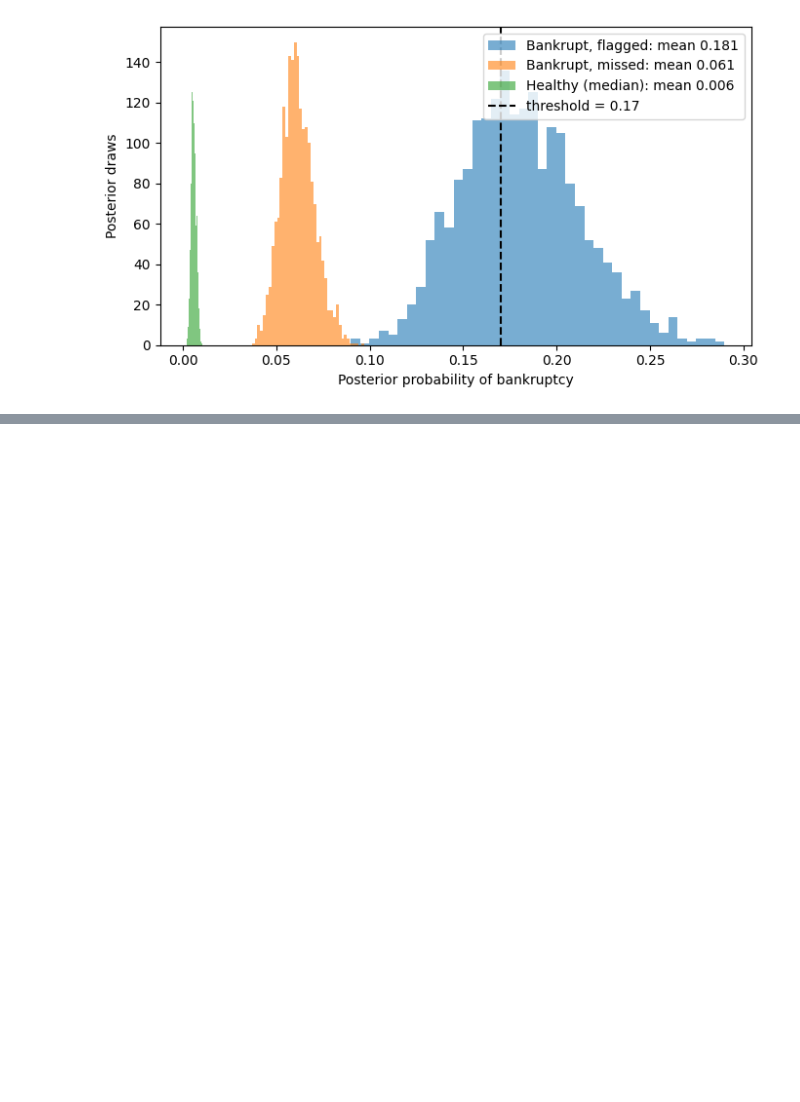
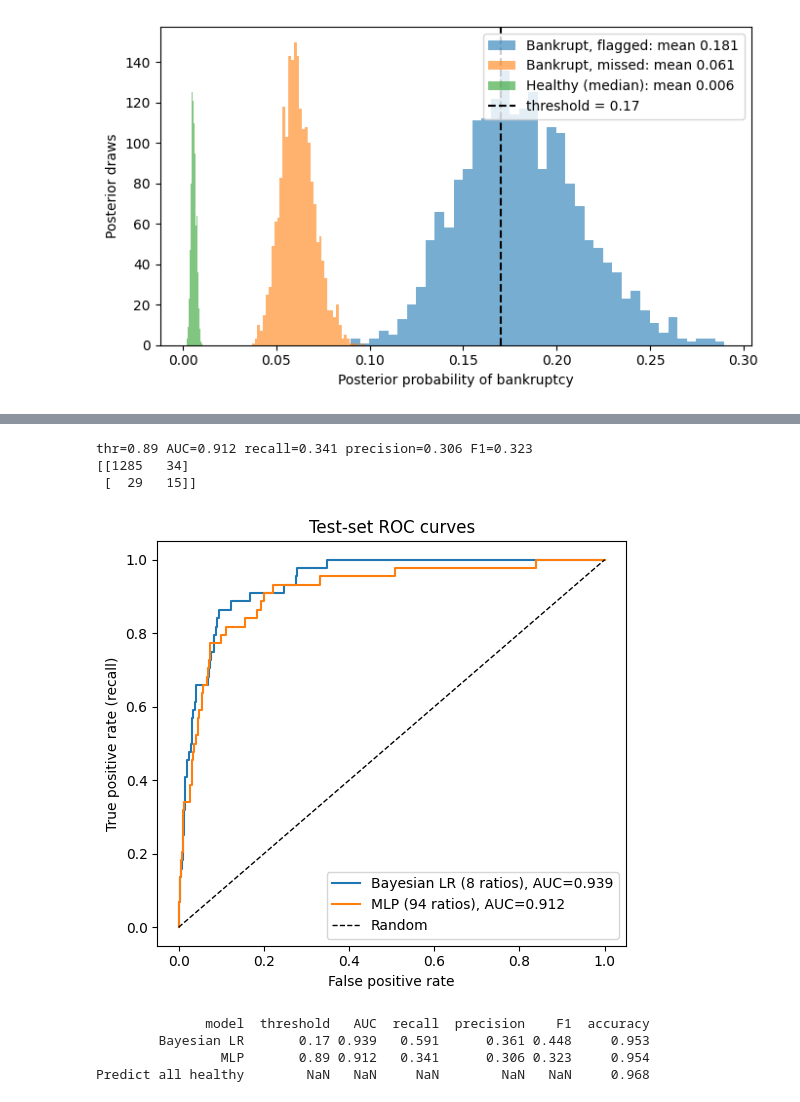
Before and after one commit to noahchen3/ds4420-bankruptcy-prediction, a Jupyter notebook: modeling.ipynb, the cells around one changed output, grey strips where cells are left out. Drawn from its saved outputs; the diff is of its cells as text; code cells hidden in the pictures; blank space fills up the shorter version.

```diff
--- a/modeling.ipynb
+++ b/modeling.ipynb
@@ -191,0 +274,23 @@ plt.tight_layout(); plt.savefig("bayes_posterior_probs.png", dpi=200); plt.show(
+# %%
+def train_es(X, y, s, Xv, yv, k=16, eta=0.1, epochs=3000, lam=1e-3, seed=0, check=50):
+    rng = np.random.default_rng(seed)
+    W1 = rng.normal(0, np.sqrt(2 / X.shape[1]), (X.shape[1] + 1, k))
+    w2 = rng.normal(0, np.sqrt(2 / k), (k + 1, 1))
+    best = (-1, None, None, 0)
+    for ep in range(epochs):
+        Xb, Z1, Hb, y_hat = forward(X, W1, w2)
+        dW1, dw2 = backward(Xb, Z1, Hb, y_hat, y, s, W1, w2, lam)
+        W1 -= eta * dW1; w2 -= eta * dw2
+        if ep % check == 0:
+            auc = roc_auc_score(yv.ravel(), forward(Xv, W1, w2)[3].ravel())
+            if auc > best[0]: best = (auc, W1.copy(), w2.copy(), ep)
+    return best
+# %%
+results = []
+for k in [8, 16]:
+    for lam in [1e-3, 1e-2, 3e-2]:
+        auc, W1b, w2b, ep = train_es(X_fit, y_fit, s_fit, X_val, y_val, k=k, lam=lam)
+        results.append((k, lam, ep, auc, W1b, w2b))
+        print(f"k={k:2d}  lam={lam:<6}  best_epoch={ep:4d}  val_AUC={auc:.3f}")
+best_k, best_lam, best_ep, best_auc, W1, w2 = max(results, key=lambda r: r[3])
+print("Chosen:", best_k, best_lam, best_ep)
@@ -191,0 +305,40 @@ plt.tight_layout(); plt.savefig("bayes_posterior_probs.png", dpi=200); plt.show(
+# %%
+p_val_m = forward(X_val, W1, w2)[3].ravel()
+p_test_m = forward(X_test_s, W1, w2)[3].ravel()
+best_t_m = ths[np.argmax([f1_score(y_val.ravel(), p_val_m >= t) for t in ths])]
+yhat_m = p_test_m >= best_t_m
+print(f"thr={best_t_m:.2f} AUC={roc_auc_score(y_test, p_test_m):.3f} recall={recall_score(y_test, yhat_m):.3f} "
+      f"precision={precision_score(y_test, yhat_m):.3f} F1={f1_score(y_test, yhat_m):.3f}")
+print(confusion_matrix(y_test, yhat_m))
+# %% [output]
+thr=0.89 AUC=0.912 recall=0.341 precision=0.306 F1=0.323
+[[1285   34]
+ [  29   15]]
+# %%
+from sklearn.metrics import roc_curve
+fig, ax = plt.subplots(figsize=(5.5, 5))
+for p, lab in [(p_test_b, f"Bayesian LR (8 ratios), AUC={roc_auc_score(y_test, p_test_b):.3f}"),
+               (p_test_m, f"MLP (94 ratios), AUC={roc_auc_score(y_test, p_test_m):.3f}")]:
+    fpr, tpr, _ = roc_curve(y_test, p)
+    ax.plot(fpr, tpr, label=lab)
+ax.plot([0, 1], [0, 1], "k--", lw=1, label="Random")
+ax.set_xlabel("False positive rate"); ax.set_ylabel("True positive rate (recall)")
+ax.set_title("Test-set ROC curves"); ax.legend(loc="lower right")
+plt.tight_layout(); plt.savefig("roc_comparison.png", dpi=200); plt.show()
+# %% [output]
+[figure, added]
+# %%
+def row(name, p, yhat, t):
+    return {"model": name, "threshold": round(t, 2), "AUC": roc_auc_score(y_test, p),
+            "recall": recall_score(y_test, yhat), "precision": precision_score(y_test, yhat),
+            "F1": f1_score(y_test, yhat), "accuracy": (yhat == y_test).mean()}
+summary = pd.DataFrame([row("Bayesian LR", p_test_b, yhat_b, best_t),
+                        row("MLP", p_test_m, yhat_m, best_t_m),
+                        {"model": "Predict all healthy", "accuracy": (y_test == 0).mean()}])
+print(summary.round(3).to_string(index=False))
+summary.round(3).to_csv("results_summary.csv", index=False)
+# %% [output]
+              model  threshold   AUC  recall  precision    F1  accuracy
+        Bayesian LR       0.17 0.939   0.591      0.361 0.448     0.953
+                MLP       0.89 0.912   0.341      0.306 0.323     0.954
+Predict all healthy        NaN   NaN     NaN        NaN   NaN     0.968
```
Also changed, not shown: parts of 8 cells of this notebook.
